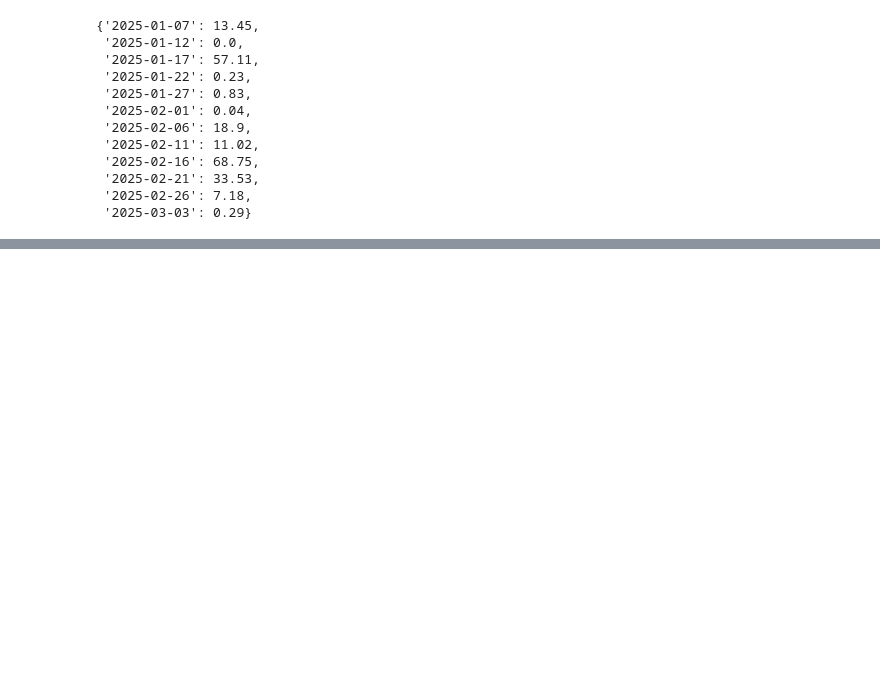
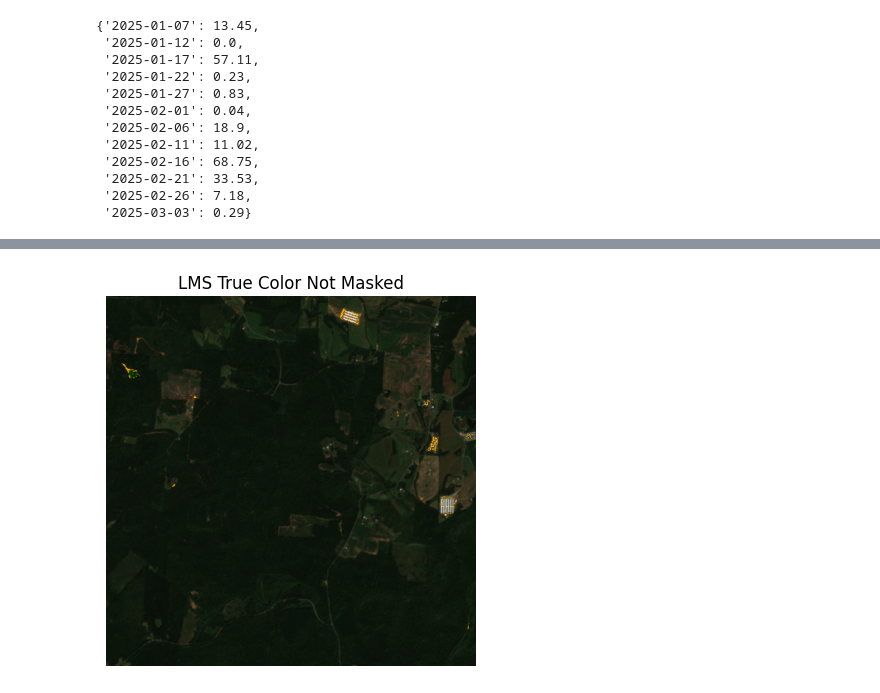
Before and after one commit to Neural-Mapping/Mappings, a Jupyter notebook: mapping_automation.ipynb, the cells around one changed output, grey strips where cells are left out. Saved outputs shown, nothing was run; the diff lists cells and outputs as text; code cells hidden in the pictures; blank space fills up the shorter version.

```diff
--- a/mapping_automation.ipynb
+++ b/mapping_automation.ipynb
@@ -113,0 +248,27 @@ available_dates_cloud_coverage
+# %%
+NDVI_Before = get_images(km=box_dim, grid=g, grid_dim=grid, script=evalscript_NDVI,
+           date_start=start_date, date_end=start_date, res=1000,
+           box_dim=box_dim, file_name=f"{project_name}/{project_name}-NDVI-Before")
+
+NDVI_After = get_images(km=box_dim, grid=g, grid_dim=grid, script=evalscript_NDVI,
+           date_start=end_date, date_end=end_date, res=1000,
+           box_dim=box_dim, file_name=f"{project_name}/{project_name}-NDVI-After")
+
+True_Color_After = get_images(km=box_dim, grid=g, grid_dim=grid, script=evalscript_True_Color,
+           date_start=end_date, date_end=end_date, res=1000,
+           box_dim=box_dim, file_name=f"{project_name}/{project_name}-True_Color-After")
+
+LSM_Only_After = get_images(km=box_dim, grid=g, grid_dim=grid, script=evalscript_lsm_only,
+           date_start=end_date, date_end=end_date, res=1000,
+           box_dim=box_dim, file_name=f"{project_name}/{project_name}-LSM_Only-After")
+
+NDWI_Before  = get_images(km=box_dim, grid=g, grid_dim=grid, script=evalscript_NDWI,
+           date_start=end_date, date_end=end_date, res=1000,
+           box_dim=box_dim, file_name=f"{project_name}/{project_name}-NDWI-Before")
+
+slope_arr, elevation_arr = get_slope_elevation(g)
+slope_arr = cv2.resize(slope_arr, (1000,1000))
+elevation_arr = cv2.resize(elevation_arr, (1000,1000))
+
+plt.imsave(f"{project_name}/{project_name}-Slope.png", slope_arr)
+plt.imsave(f"{project_name}/{project_name}-Elevation.png", elevation_arr)
@@ -113,0 +337,13 @@ available_dates_cloud_coverage
+# %%
+no_mask = np.ones_like(True_Color_After) * 255
+LMS_True_Color_dNDVI_not_Masked = True_Color_After.copy()
+mask_condition = no_mask == 255
+LMS_True_Color_dNDVI_not_Masked[mask_condition] = LSM_Only_After[mask_condition]
+black_pixels = np.all(LMS_True_Color_dNDVI_not_Masked == [0, 0, 0], axis=-1)
+LMS_True_Color_dNDVI_not_Masked[black_pixels] = True_Color_After[black_pixels]
+
+plt.imshow(LMS_True_Color_dNDVI_not_Masked); plt.axis("off")
+plt.title("LMS True Color Not Masked")
+plt.imsave(f"{project_name}/{project_name}-LMS_True_Color_dNDVI_Not_Masked.png", LMS_True_Color_dNDVI_not_Masked)
+# %% [output]
+[figure, added]
```
Also changed, not shown: parts of 22 cells of this notebook, 48 other files.
